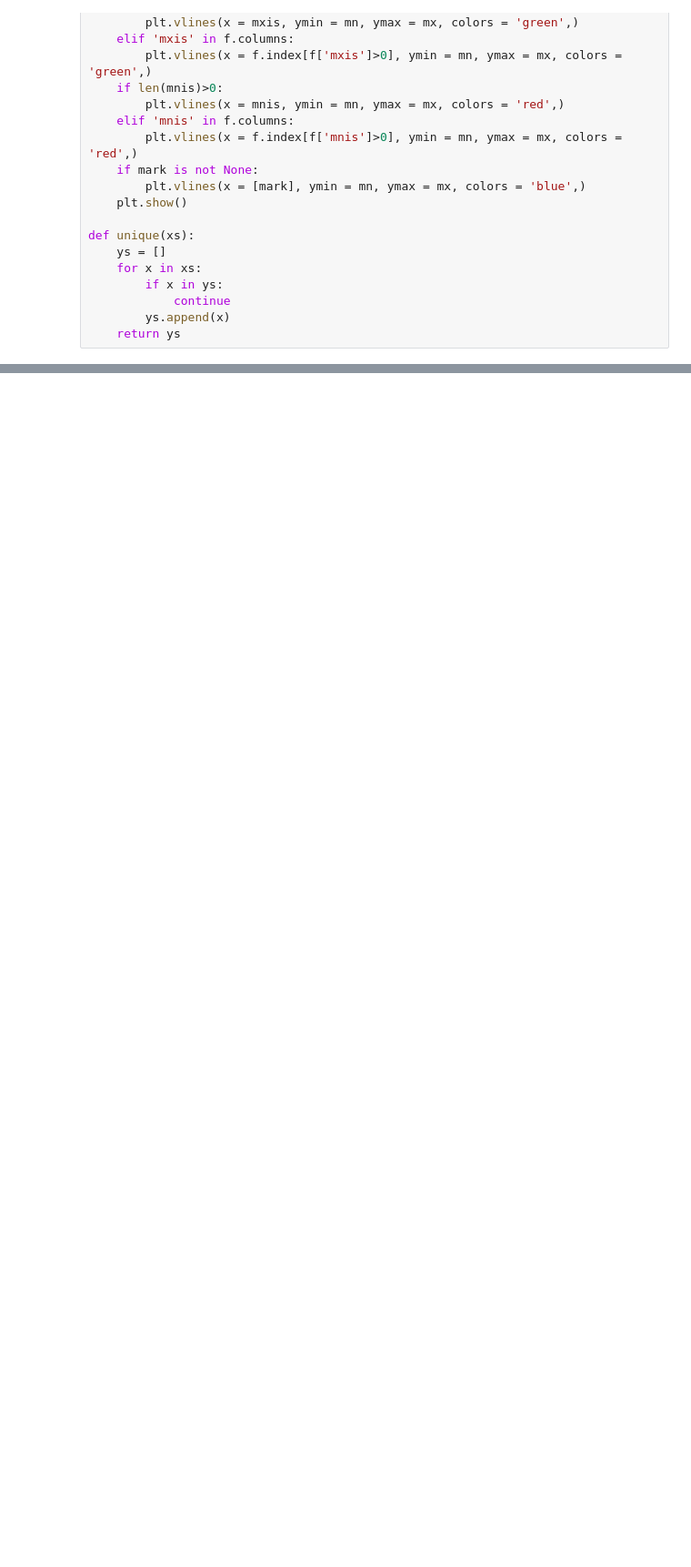
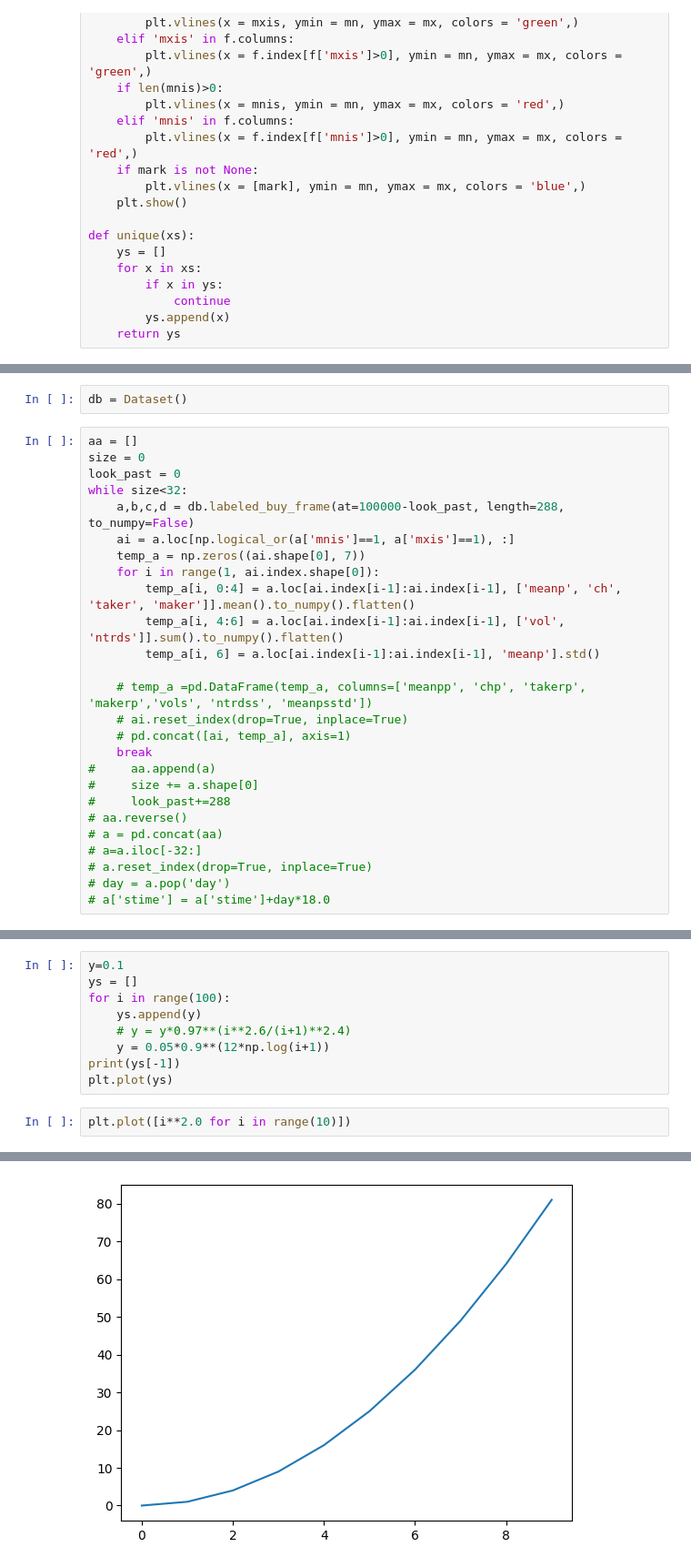
Before and after one commit to ce-muzzamil/crypto-data-research, a Jupyter notebook: test.ipynb, the cells around one changed output, grey strips where cells are left out. Shown at 91% size. Saved outputs shown, nothing was run; the diff lists cells and outputs as text; blank space fills up the shorter version.

```diff
--- a/test.ipynb
+++ b/test.ipynb
@@ -37,0 +124,28 @@ def unique(xs):
+# %%
+db = Dataset()
+# %%
+aa = []
+size = 0
+look_past = 0
+while size<32:
+    a,b,c,d = db.labeled_buy_frame(at=100000-look_past, length=288, to_numpy=False)
+    ai = a.loc[np.logical_or(a['mnis']==1, a['mxis']==1), :]
+    temp_a = np.zeros((ai.shape[0], 7))
+    for i in range(1, ai.index.shape[0]):
+        temp_a[i, 0:4] = a.loc[ai.index[i-1]:ai.index[i-1], ['meanp', 'ch', 'taker', 'maker']].mean().to_numpy().flatten()
+        temp_a[i, 4:6] = a.loc[ai.index[i-1]:ai.index[i-1], ['vol', 'ntrds']].sum().to_numpy().flatten()
+        temp_a[i, 6] = a.loc[ai.index[i-1]:ai.index[i-1], 'meanp'].std()
+
+    # temp_a =pd.DataFrame(temp_a, columns=['meanpp', 'chp', 'takerp', 'makerp','vols', 'ntrdss', 'meanpsstd'])
+    # ai.reset_index(drop=True, inplace=True)
+    # pd.concat([ai, temp_a], axis=1)
+    break
+#     aa.append(a)
+#     size += a.shape[0]
+#     look_past+=288
+# aa.reverse()
+# a = pd.concat(aa)
+# a=a.iloc[-32:]
+# a.reset_index(drop=True, inplace=True)
+# day = a.pop('day')
+# a['stime'] = a['stime']+day*18.0
@@ -49,0 +189,12 @@ print(y(steps)[-1])
+# %%
+y=0.1
+ys = []
+for i in range(100):
+    ys.append(y)
+    # y = y*0.97**(i**2.6/(i+1)**2.4)
+    y = 0.05*0.9**(12*np.log(i+1))
+print(ys[-1])
+plt.plot(ys)
+# %%
+plt.plot([i**2.0 for i in range(10)])
+# %% [output]
@@ -49,0 +202 @@ print(y(steps)[-1])
+[figure, added]
```
Also changed, not shown: parts of 27 cells of this notebook, 4 other files.
